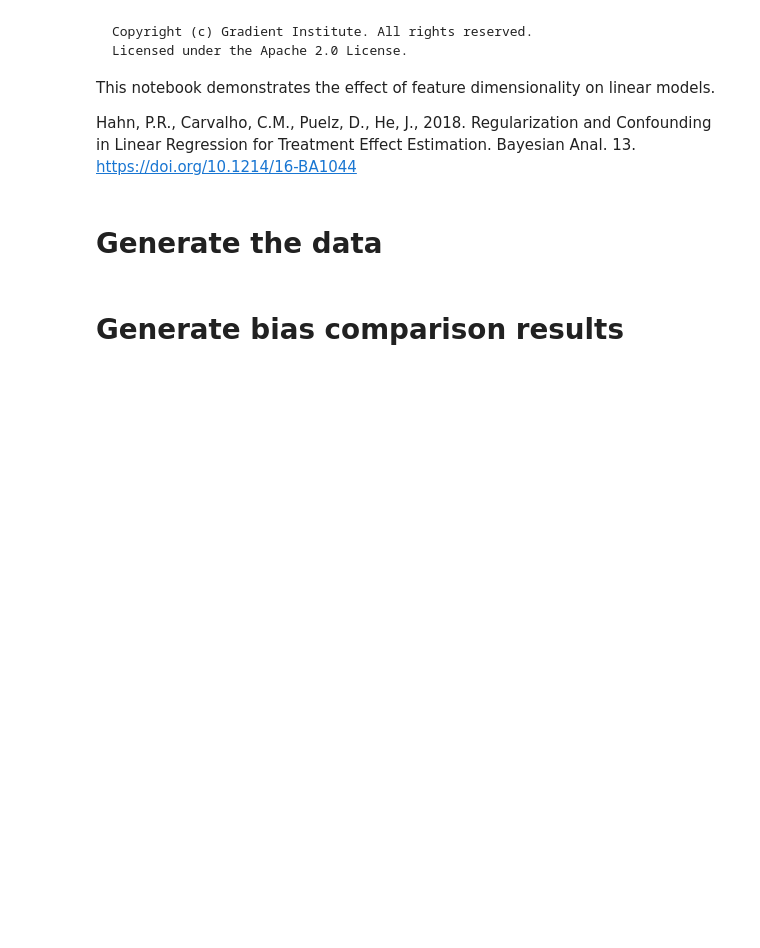
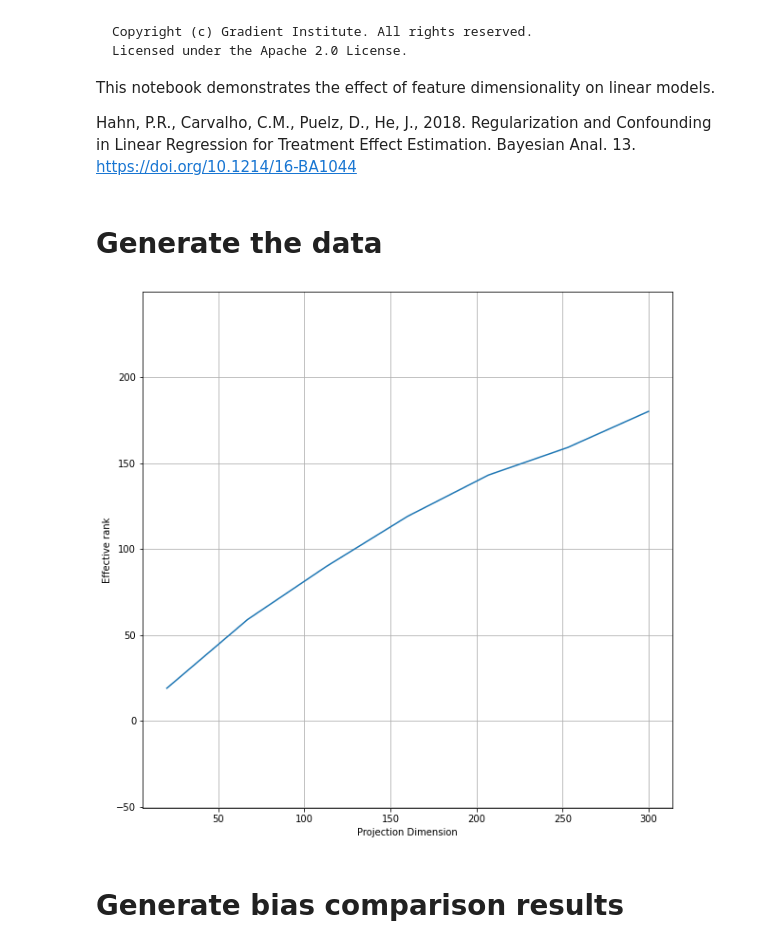
Before and after one commit to gradientinstitute/twostageridge, a Jupyter notebook: notebooks/dimensionality_effect.ipynb, the cells around one changed output. Drawn from its saved outputs; the diff is of its cells as text; code cells hidden in the pictures; blank space fills up the shorter version.

```diff
--- a/notebooks/dimensionality_effect.ipynb
+++ b/notebooks/dimensionality_effect.ipynb
@@ -25,9 +25,13 @@ from twostageridge import TwoStageRidge, make_combined_stage_scorer
 # %%
 np.random.seed(42)
 
-projected_dims = np.linspace(10, 300, 5).round().astype(int)
+min_proj = 20
+max_proj = 300
+dim_steps = 7
+projected_dims = np.linspace(min_proj, max_proj, dim_steps).round().astype(int)
 N = 500
 rbf_gamma = 1.
+non_zero_proportion = 0.5
 
 
 # Latent confounders - X
@@ -38,19 +42,28 @@ cov_x = A @ A.T / D
 
 
 # Treatment - Z
-sig_eps = 0.6
+sig_eps = 0.5
 
 
 # Target - Y
-alpha = 0.3
-sig_nu = 0.6
+alpha = 1.0
+sig_nu = 1.0
+
+
+# Number of random dataset draws to create error bars
+S = 30
+
+
+# Real generative weights
+gamma_max = np.random.randn(max_proj) * np.random.binomial(n=1, p=non_zero_proportion, size=max_proj)
+beta_max = np.random.randn(max_proj) * np.random.binomial(n=1, p=non_zero_proportion, size=max_proj)
 
 
 # Generation function
 def generate_data(proj_D):
 
-    gamma = np.random.randn(proj_D)
-    beta = np.random.randn(proj_D)
+    gamma = gamma_max[:proj_D] / np.sqrt(proj_D * non_zero_proportion)
+    beta = beta_max[:proj_D] / np.sqrt(proj_D * non_zero_proportion)
 
     # Generate the latent covariates, and then a smooth non-linear function of these
     Xo = np.random.multivariate_normal(mean=mu_x, cov=cov_x, size=N)
@@ -63,5 +76,24 @@ def generate_data(proj_D):
     W = np.hstack((Z[:, np.newaxis], X))
 
     return W, Y
+# %%
+# Effective rank
+erank = np.zeros_like(projected_dims)
+for i, d in enumerate(projected_dims):
+    W, _ = generate_data(d)
+    _, s, _ = np.linalg.svd(W)
+    norm_s = np.abs(s).sum()
+    p = s / norm_s
+    erank[i] = np.exp(-(p * np.log(p)).sum())
+
+plt.figure(figsize=(10, 10))
+plt.plot(projected_dims, erank)
+plt.grid()
+plt.axis("equal")
+plt.xlabel("Projection Dimension")
+plt.ylabel("Effective rank")
+plt.show()
+# %% [output]
+[figure, added]
 # %% [markdown]
 # Generate bias comparison results
```
Also changed, not shown: parts of 10 cells of this notebook.
